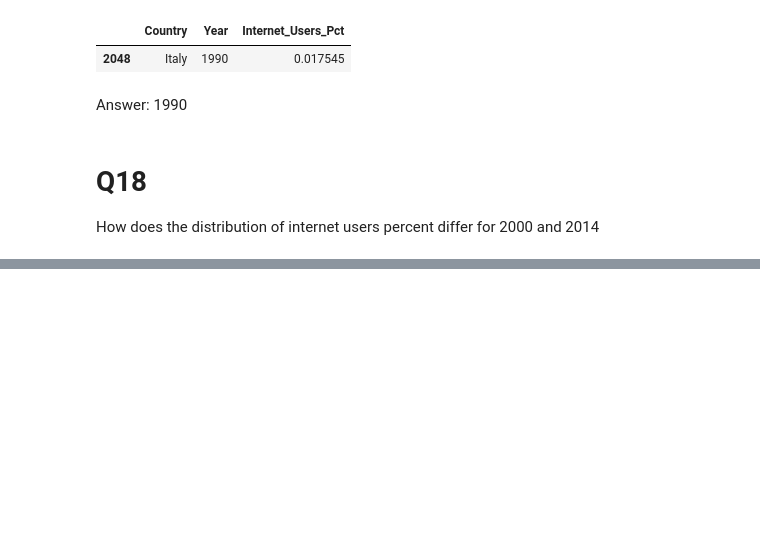
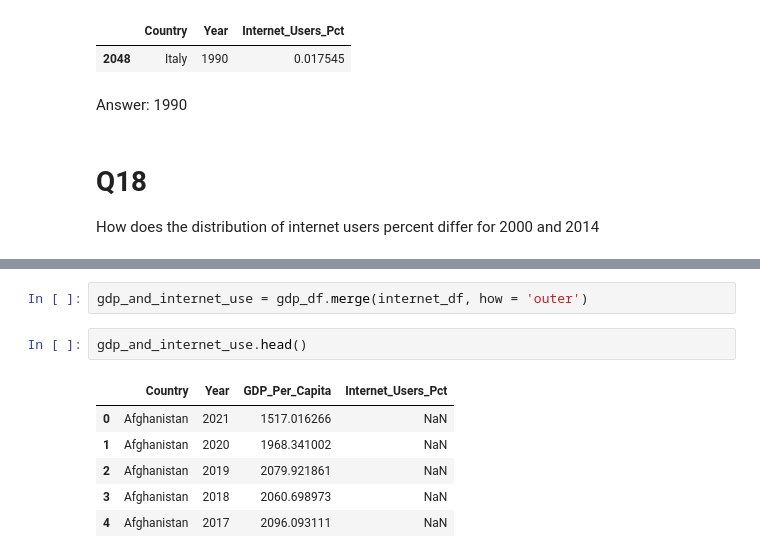
Before and after one commit to NSS-Data-Analytics-Cohort-11/undata-zdemeke, a Jupyter notebook: notebook/UN_Data_project.ipynb, the cells around one changed output, grey strips where cells are left out. Cells and saved outputs as stored; diff of their text form; blank space fills up the shorter version.

```diff
--- a/notebook/UN_Data_project.ipynb
+++ b/notebook/UN_Data_project.ipynb
@@ -570,0 +629,11 @@ How does the distribution of internet users percent differ for 2000 and 2014
+# %%
+gdp_and_internet_use = gdp_df.merge(internet_df, how = 'outer')
+# %%
+gdp_and_internet_use.head()
+# %% [output]
+|  | Country | Year | GDP_Per_Capita | Internet_Users_Pct |
+| 0 | Afghanistan | 2021 | 1517.016266 | NaN |
+| 1 | Afghanistan | 2020 | 1968.341002 | NaN |
+| 2 | Afghanistan | 2019 | 2079.921861 | NaN |
+| 3 | Afghanistan | 2018 | 2060.698973 | NaN |
+| 4 | Afghanistan | 2017 | 2096.093111 | NaN |
```
Also changed, not shown: parts of 12 cells of this notebook.
